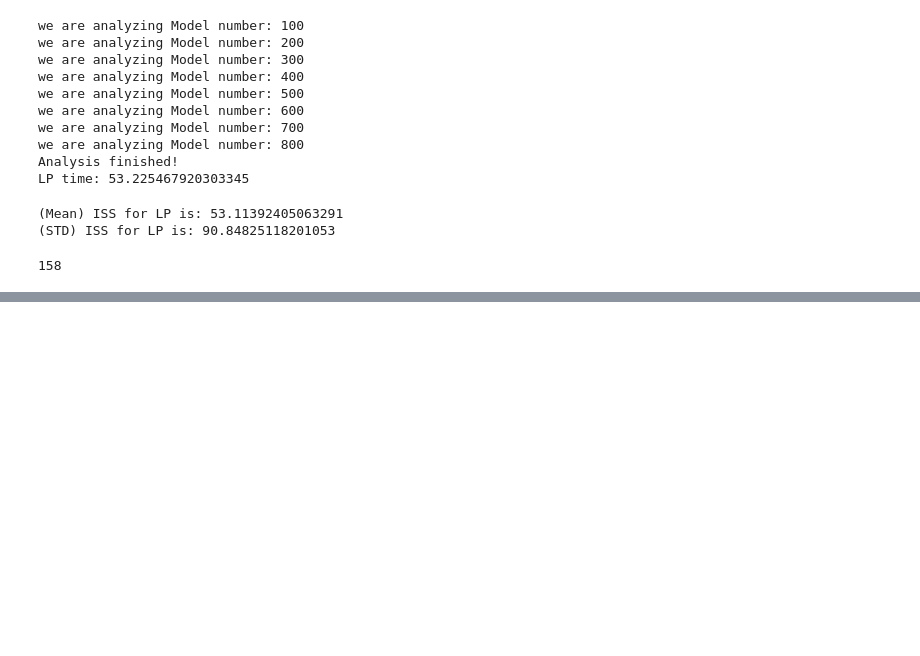
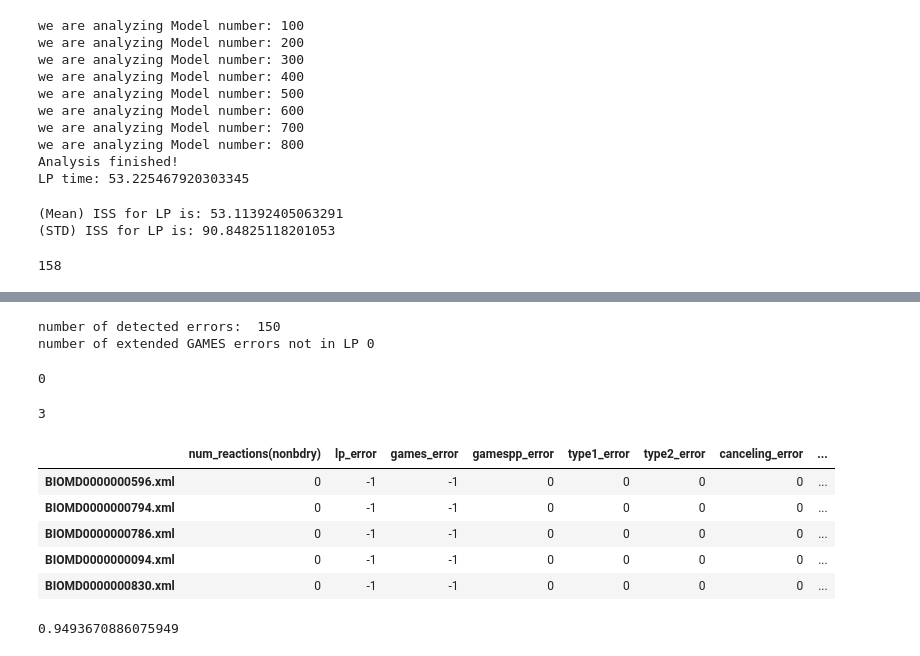
Before and after one commit to ModelEngineering/SBMLLint, a Jupyter notebook: notebook/analyze_ext_biomodels.ipynb, the cells around one changed output, grey strips where cells are left out. Saved outputs shown, nothing was run; the diff lists cells and outputs as text; code cells hidden in the pictures; blank space fills up the shorter version.

```diff
--- a/notebook/analyze_ext_biomodels.ipynb
+++ b/notebook/analyze_ext_biomodels.ipynb
@@ -162,0 +272,25 @@ haha
+# %%
+print("number of detected errors: ", len(results[results[GAMESPP_ERROR]==1]))
+print("number of extended GAMES errors not in LP", len(results[(results[GAMESPP_ERROR]==1) & (results[LP_ERROR]!=1)]))
+len(results[results[GAMESPP_ERROR]==-1])
+# %% [output]
+number of detected errors:  150
+number of extended GAMES errors not in LP 0
+0
+# %%
+len(results[results[GAMESPP_ERROR]==3])
+# %% [output]
+3
+# %%
+results[results[GAMES_ERROR]==-1]
+# %% [output]
+|  | num_reactions(nonbdry) | lp_error | games_error | gamespp_error | type1_error | type2_error | canceling_error | ... |
+| BIOMD0000000596.xml | 0 | -1 | -1 | 0 | 0 | 0 | 0 | ... |
+| BIOMD0000000794.xml | 0 | -1 | -1 | 0 | 0 | 0 | 0 | ... |
+| BIOMD0000000786.xml | 0 | -1 | -1 | 0 | 0 | 0 | 0 | ... |
+| BIOMD0000000094.xml | 0 | -1 | -1 | 0 | 0 | 0 | 0 | ... |
+| BIOMD0000000830.xml | 0 | -1 | -1 | 0 | 0 | 0 | 0 | ... |
+# %%
+150/158
+# %% [output]
+0.9493670886075949
```
Also changed, not shown: parts of 9 cells of this notebook, 1 other file.
